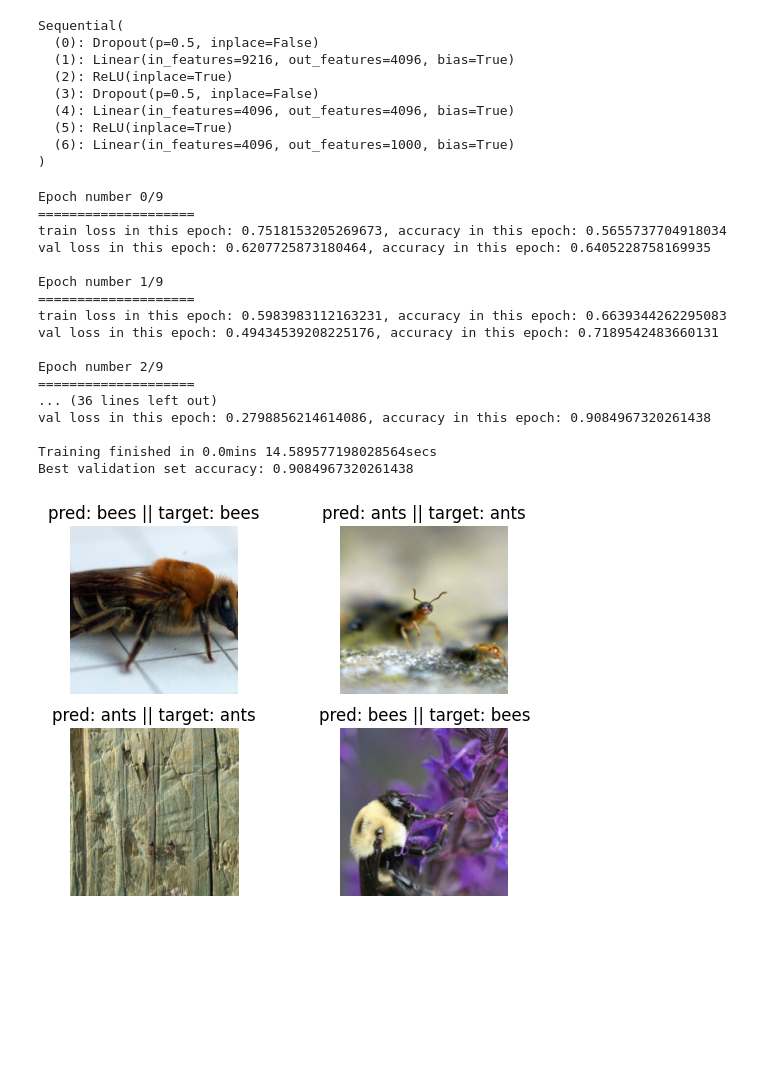
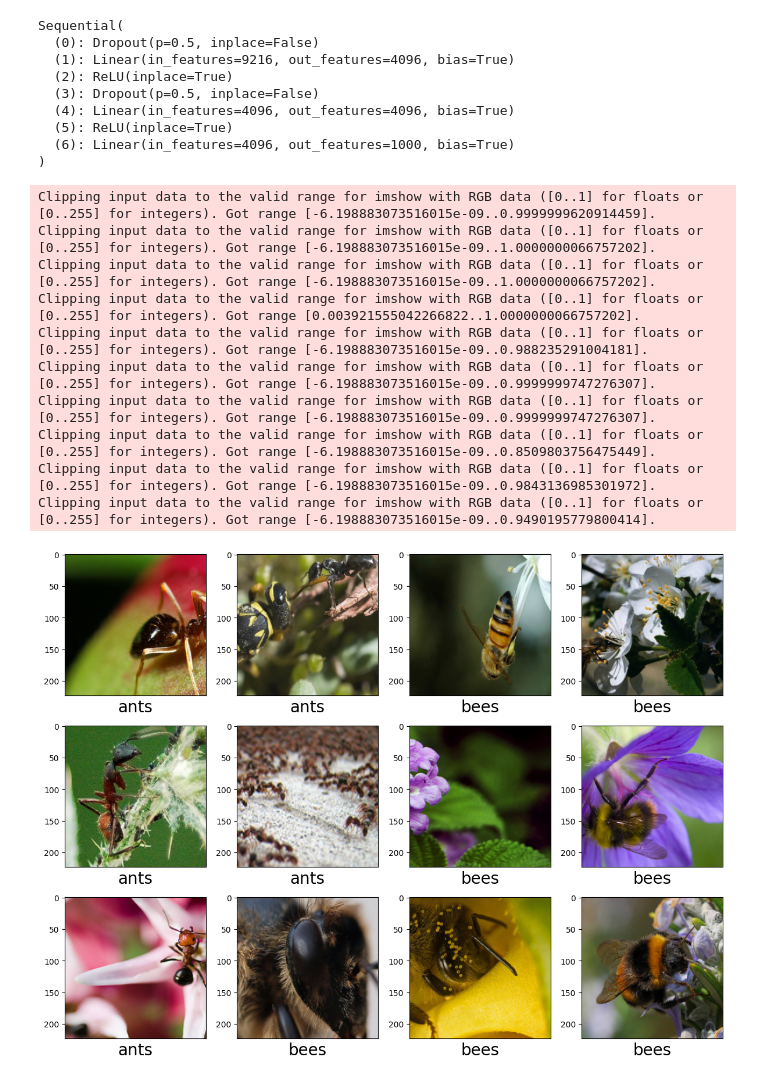
Before and after one commit to TheCuriousCurator/The-Ultimate-ML-Course, a Jupyter notebook: DL + Pytorch/S3-AlexNet-transfer_learning.ipynb, the cells around one changed output. Saved outputs shown, nothing was run; the diff lists cells and outputs as text; code cells hidden in the pictures; blank space fills up the shorter version.

```diff
--- a/DL + Pytorch/S3-AlexNet-transfer_learning.ipynb
+++ b/DL + Pytorch/S3-AlexNet-transfer_learning.ipynb
@@ -218,32 +204,30 @@ Sequential(
 )
 # %%
 # change the last layer from 1000 classes to 2 classes
-model_finetune.classifier[6] = nn.Linear(4096, len(classes)).to(dvc)
+for param in model_finetune.parameters():
+    param.requires_grad = False
+model_finetune.classifier[6] = nn.Linear(4096, len(dataset_classes))
+model_finetune.to(DEVICE)
 
-loss_func = nn.CrossEntropyLoss()
-optim_finetune = optim.SGD(model_finetune.parameters(), lr=0.0001)
+loss = nn.CrossEntropyLoss()
+optimizer = optim.SGD(model_finetune.parameters(), lr=0.0001)
+scheduler = torch.optim.lr_scheduler.StepLR(optimizer, step_size=7, gamma=0.1)
 
 # train (fine-tune) and validate the model
-model_finetune = finetune_model(model_finetune, loss_func, optim_finetune, epochs=10)
+model_finetune, losses, accuracies = train_model(model_finetune, loss, optimizer, scheduler)
-# %% [output]
-Epoch number 0/9
-====================
-train loss in this epoch: 0.7518153205269673, accuracy in this epoch: 0.5655737704918034
-val loss in this epoch: 0.6207725873180464, accuracy in this epoch: 0.6405228758169935
-
-Epoch number 1/9
-====================
-train loss in this epoch: 0.5983983112163231, accuracy in this epoch: 0.6639344262295083
-val loss in this epoch: 0.49434539208225176, accuracy in this epoch: 0.7189542483660131
-
-Epoch number 2/9
-====================
-... (36 lines left out)
-val loss in this epoch: 0.2798856214614086, accuracy in this epoch: 0.9084967320261438
-
-Training finished in 0.0mins 14.589577198028564secs
-Best validation set accuracy: 0.9084967320261438
-# %%
-visualize_predictions(model_finetune)
-# %% [output]
-[figure, removed]
+# %%
+# show 12 images
+images, classes = get_batches(dataloader['train'])
+show_batches(images, classes)
+# %% [output]
+Clipping input data to the valid range for imshow with RGB data ([0..1] for floats or [0..255] for integers). Got range [-6.198883073516015e-09..0.9999999620914459].
+Clipping input data to the valid range for imshow with RGB data ([0..1] for floats or [0..255] for integers). Got range [-6.198883073516015e-09..1.0000000066757202].
+Clipping input data to the valid range for imshow with RGB data ([0..1] for floats or [0..255] for integers). Got range [-6.198883073516015e-09..1.0000000066757202].
+Clipping input data to the valid range for imshow with RGB data ([0..1] for floats or [0..255] for integers). Got range [0.003921555042266822..1.0000000066757202].
+Clipping input data to the valid range for imshow with RGB data ([0..1] for floats or [0..255] for integers). Got range [-6.198883073516015e-09..0.988235291004181].
+Clipping input data to the valid range for imshow with RGB data ([0..1] for floats or [0..255] for integers). Got range [-6.198883073516015e-09..0.9999999747276307].
+Clipping input data to the valid range for imshow with RGB data ([0..1] for floats or [0..255] for integers). Got range [-6.198883073516015e-09..0.9999999747276307].
+Clipping input data to the valid range for imshow with RGB data ([0..1] for floats or [0..255] for integers). Got range [-6.198883073516015e-09..0.8509803756475449].
+Clipping input data to the valid range for imshow with RGB data ([0..1] for floats or [0..255] for integers). Got range [-6.198883073516015e-09..0.9843136985301972].
+Clipping input data to the valid range for imshow with RGB data ([0..1] for floats or [0..255] for integers). Got range [-6.198883073516015e-09..0.9490195779800414].
+[figure, added]
```
Also changed, not shown: parts of 18 cells of this notebook, 2 other files.
